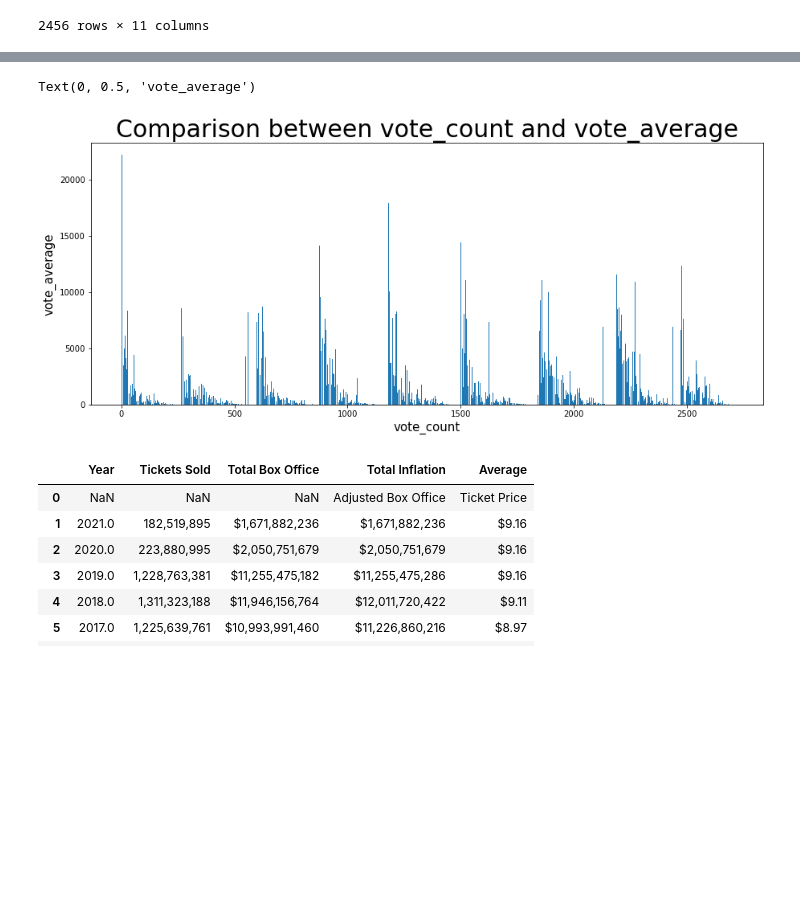
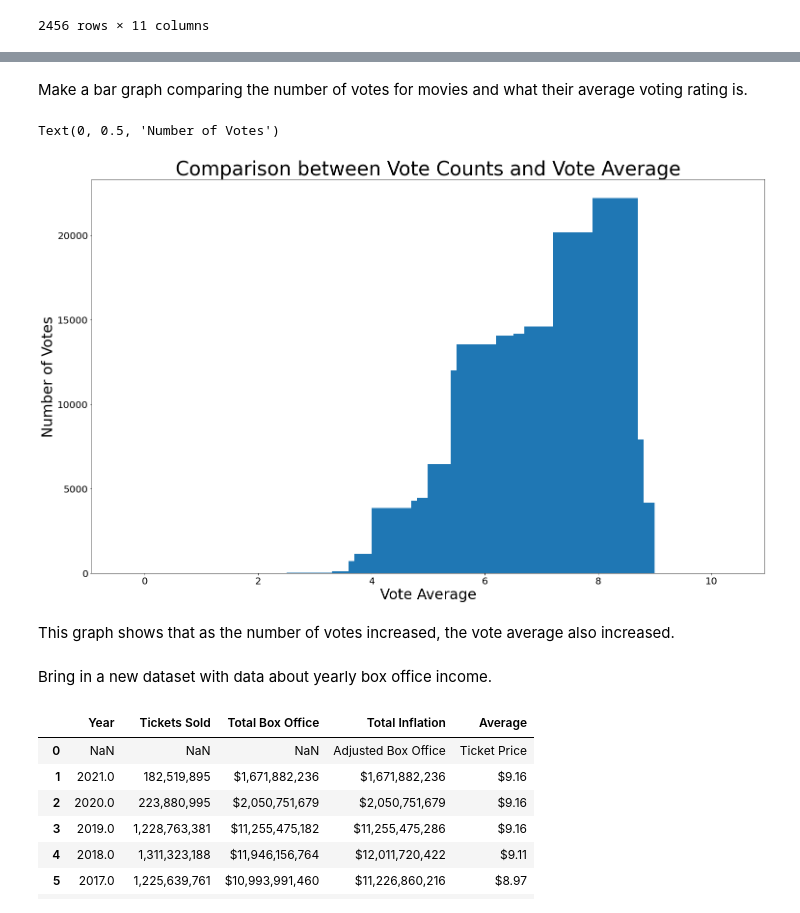
Before and after one commit to cclacey/microsoft_movie_analysis, a Jupyter notebook: create_sql_database.ipynb, the cells around one changed output, grey strips where cells are left out. Cells and saved outputs as stored; diff of their text form; code cells hidden in the pictures; blank space fills up the shorter version.

Commit message:
creating new  graphs and  importing new data

```diff
--- a/create_sql_database.ipynb
+++ b/create_sql_database.ipynb
@@ -204,20 +204,27 @@ Name: vote_average, Length: 2703, dtype: float64
+# %% [markdown]
+Make a bar graph comparing the number of votes for movies and what their average voting rating is.
 # %%
 
 #voting_counts = df.value_counts()
 
-x = df['vote_average'].index
+x = df['vote_average'].values
 y = df['vote_count'].values
 
-plot_one_fig, plot_one_ax = plt.subplots(figsize=(15,6))
+plot_one_fig, plot_one_ax = plt.subplots(figsize=(25,15))
 plot_one_ax.bar(x, y)
 
-#plot_one_ax.tick_params(axis='x', labelsize=20)
-plot_one_ax.set_title('Comparison between vote_count and vote_average', fontsize=30)
-plot_one_ax.set_xlabel('vote_count', fontsize=15)
-plot_one_ax.set_ylabel('vote_average', fontsize=15)
+plot_one_ax.tick_params(axis='x', labelsize=20)
+plot_one_ax.tick_params(axis='y', labelsize=20)
+plot_one_ax.set_title('Comparison between Vote Counts and Vote Average', fontsize=40)
+plot_one_ax.set_xlabel('Vote Average', fontsize=30)
+plot_one_ax.set_ylabel('Number of Votes', fontsize=30)
 # %% [output]
-Text(0, 0.5, 'vote_average')
+Text(0, 0.5, 'Number of Votes')
-[figure, old version]
+[figure, new version]
+# %% [markdown]
+This graph shows that as the number of votes increased, the vote average also increased.
+# %% [markdown]
+Bring in a new dataset with data about yearly box office income.
 # %%
 df2 = pd.read_csv('data/project_data.csv')
 df2
```
Also changed, not shown: parts of 16 cells of this notebook, 2 other files.
